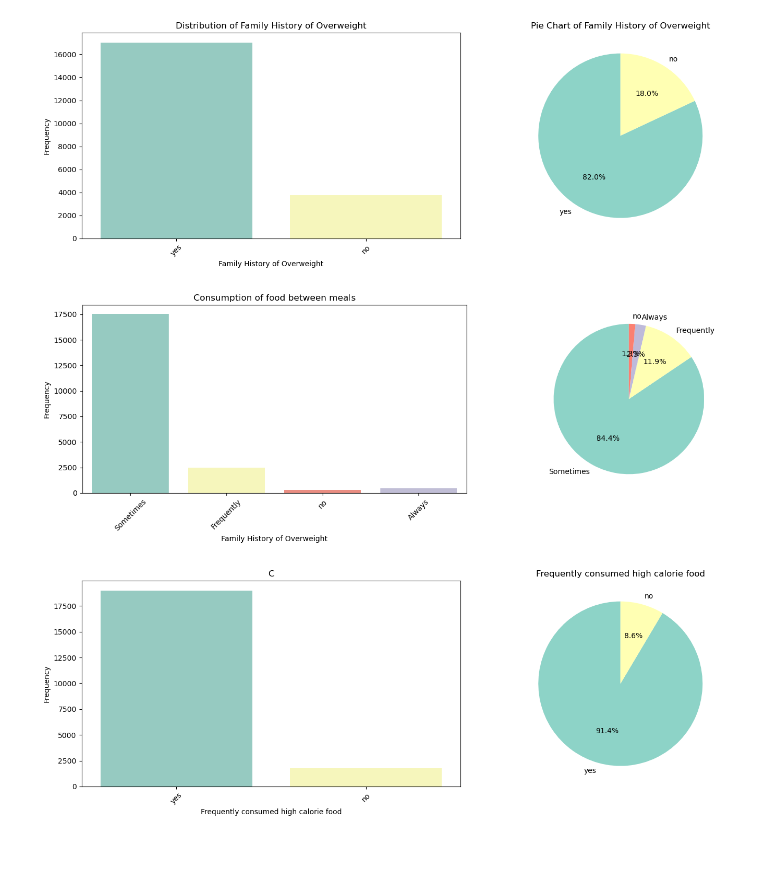
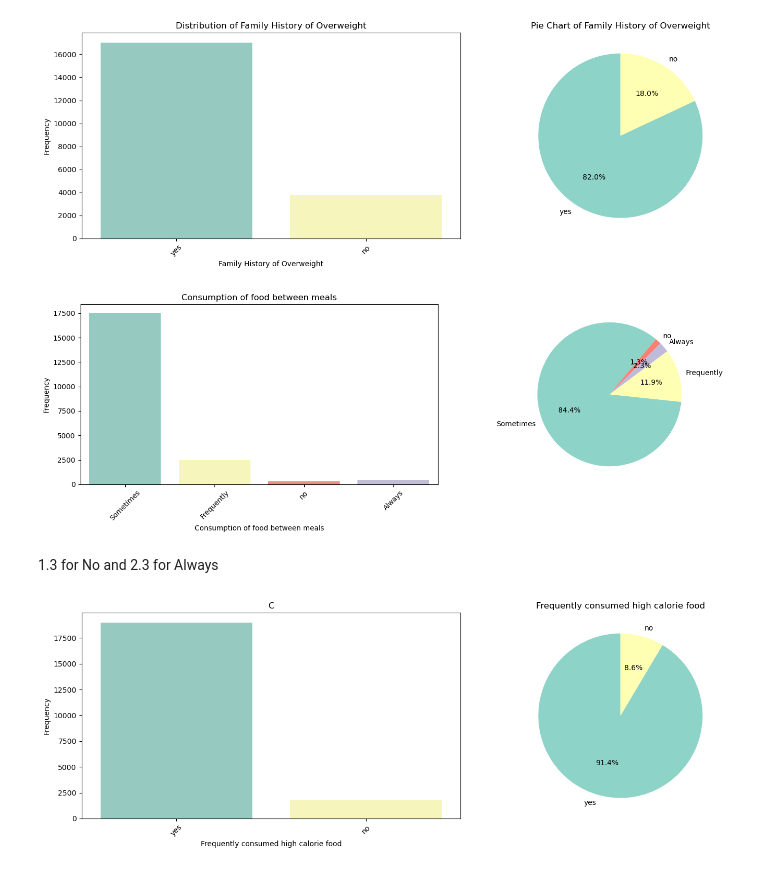
Before and after one commit to Sandia-Kumari/CIND820Project, a Jupyter notebook: EDA.ipynb, the cells around one changed output. Saved outputs shown, nothing was run; the diff lists cells and outputs as text; code cells hidden in the pictures.

```diff
--- a/EDA.ipynb
+++ b/EDA.ipynb
@@ -618,36 +630,38 @@ fig, axes = plt.subplots(1, 2, figsize=(15, 5))
 # Get unique categories and their counts for family_history_overweight
 family_history_counts = df_train_d['CAEC'].value_counts()
 categories = family_history_counts.index
 
 # Create a color palette
 palette = sns.color_palette('Set3', len(categories))
 color_map = dict(zip(categories, palette))
 
 # Histogram
 sns.countplot(data=train_df, x='CAEC', palette=color_map, ax=axes[0])
-axes[0].set_xlabel('Family History of Overweight')
+axes[0].set_xlabel('Consumption of food between meals')
 axes[0].set_ylabel('Frequency')
 axes[0].set_title('Consumption of food between meals')
 axes[0].tick_params(axis='x', rotation=45)
 
 # Pie chart
 # Map colors to the categories for the pie chart
 colors = [color_map[category] for category in categories]
 
 # Plot the pie chart
-axes[1].pie(family_history_counts, labels=categories, autopct='%1.1f%%', startangle=90, colors=colors)
+axes[1].pie(family_history_counts, labels=categories, autopct='%1.1f%%', startangle=50, colors=colors)
 axes[1].set_title('')
 
 # Equal aspect ratio ensures that pie is drawn as a circle
 axes[1].set_aspect('equal')
 
 # Adjust layout
 plt.tight_layout()
 
 # Show the plot
 plt.show()
 # %% [output]
-[figure, old version]
+[figure, new version]
+# %% [markdown]
+1.3 for No and 2.3 for Always
 # %%
 fig, axes = plt.subplots(1, 2, figsize=(15, 5))
 
```
Also changed, not shown: parts of 23 cells of this notebook.
